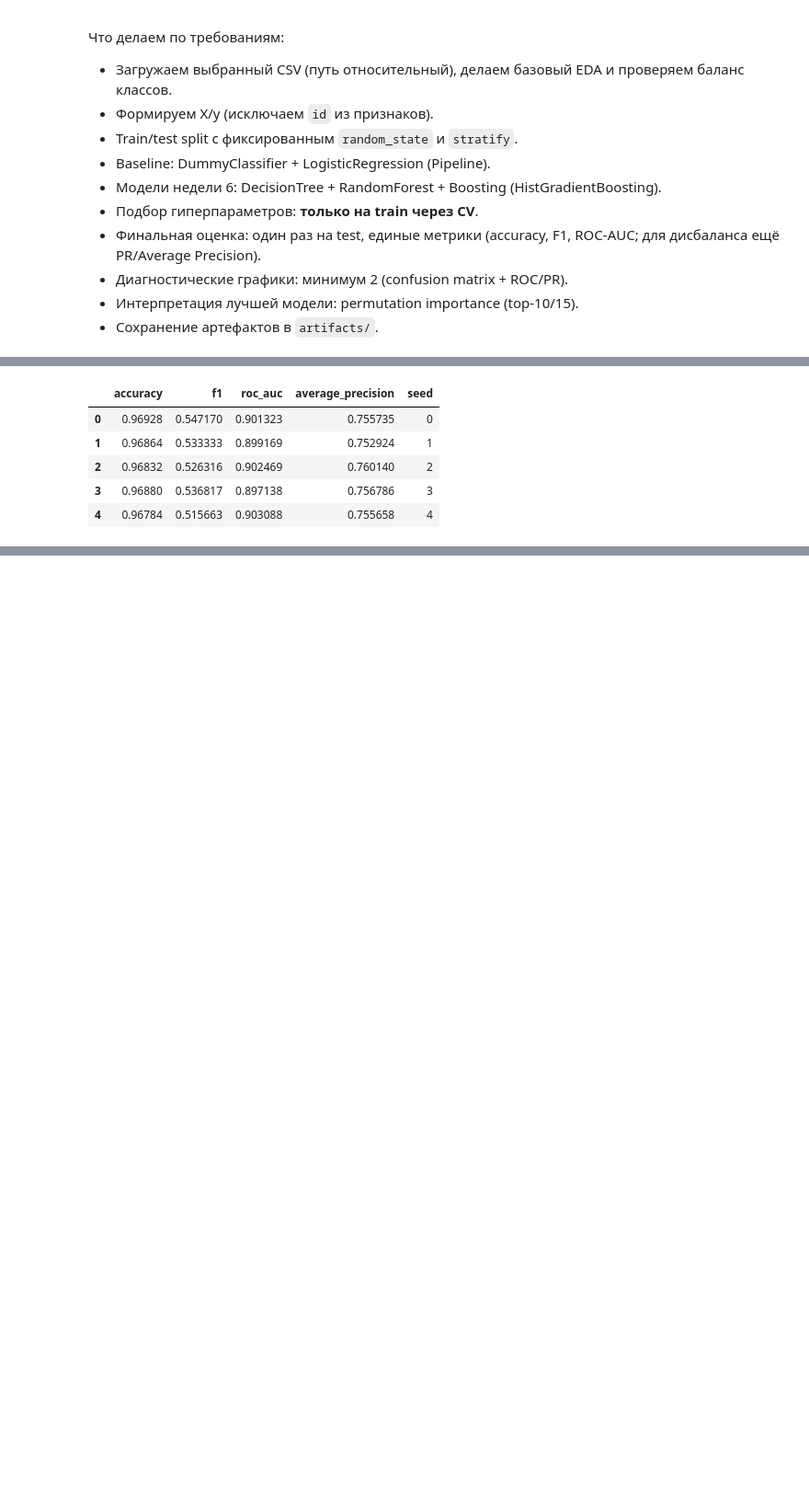
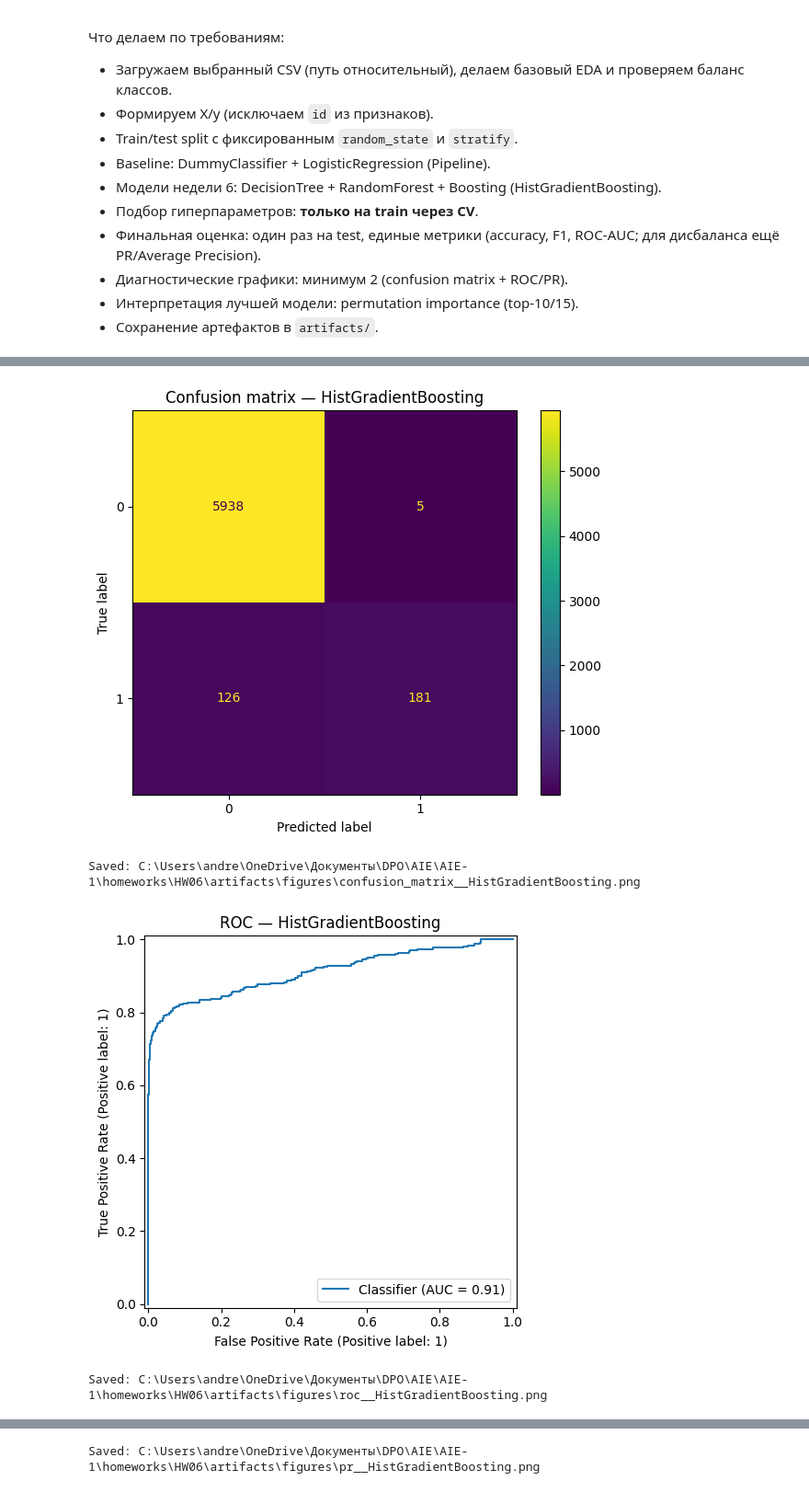
Before and after one commit to Forman75/AIE-1, a Jupyter notebook: homeworks/HW06/HW06.ipynb, the cells around one changed output, grey strips where cells are left out. Shown at 92% size. Cells and saved outputs as stored; diff of their text form; code cells hidden in the pictures; blank space fills up the shorter version.

```diff
--- a/homeworks/HW06/HW06.ipynb
+++ b/homeworks/HW06/HW06.ipynb
@@ -672,34 +502,39 @@ Saved: artifacts\best_model_meta.json
 # %%
-from copy import deepcopy
+# Confusion matrix
+fig, ax = plt.subplots(figsize=(6, 5))
+ConfusionMatrixDisplay.from_estimator(best_model, X_test, y_test, ax=ax, values_format="d")
+ax.set_title(f"Confusion matrix — {best_model_name}")
+fig.tight_layout()
+cm_path = FIGURES_DIR / f"confusion_matrix__{best_model_name}.png"
+fig.savefig(cm_path, dpi=150)
+plt.show()
+print("Saved:", cm_path)
 
-# Пример: 5 разных random_state для RandomForest(best) (быстро и показательно)
-seeds = [0, 1, 2, 3, 4]
-rows = []
+# ROC/PR только для бинарной и при наличии proba
+if is_binary(y_test) and hasattr(best_model, "predict_proba"):
+    y_score = best_model.predict_proba(X_test)[:, 1]
 
-# Возьмём лучший RF, если он есть
-rf_key = "RandomForest(best)"
-if rf_key in all_models:
-    base_rf = all_models[rf_key]
-    for seed in seeds:
-        m = deepcopy(base_rf)
-        # пробуем поменять random_state у внутренней модели
-        try:
-            m.named_steps["model"].set_params(random_state=seed)
-        except Exception:
-            pass
-        m.fit(X_train, y_train)
-        met = compute_metrics(m, X_test, y_test)
-        met["seed"] = seed
-        rows.append(met)
+    fig, ax = plt.subplots(figsize=(6, 5))
+    RocCurveDisplay.from_predictions(y_test, y_score, ax=ax)
+    ax.set_title(f"ROC — {best_model_name}")
+    fig.tight_layout()
+    roc_path = FIGURES_DIR / f"roc__{best_model_name}.png"
+    fig.savefig(roc_path, dpi=150)
+    plt.show()
+    print("Saved:", roc_path)
 
-    stab_df = pd.DataFrame(rows)
-    display(stab_df)
+    fig, ax = plt.subplots(figsize=(6, 5))
+    PrecisionRecallDisplay.from_predictions(y_test, y_score, ax=ax)
+    ax.set_title(f"PR — {best_model_name}")
+    fig.tight_layout()
+    pr_path = FIGURES_DIR / f"pr__{best_model_name}.png"
+    fig.savefig(pr_path, dpi=150)
+    plt.show()
+    print("Saved:", pr_path)
 else:
-    print("RandomForest(best) не найден — пропускаю.")
+    print("ROC/PR пропущены (не бинарная задача или нет predict_proba).")
 # %% [output]
-|  | accuracy | f1 | roc_auc | average_precision | seed |
-| 0 | 0.96928 | 0.547170 | 0.901323 | 0.755735 | 0 |
-| 1 | 0.96864 | 0.533333 | 0.899169 | 0.752924 | 1 |
-| 2 | 0.96832 | 0.526316 | 0.902469 | 0.760140 | 2 |
-| 3 | 0.96880 | 0.536817 | 0.897138 | 0.756786 | 3 |
-| 4 | 0.96784 | 0.515663 | 0.903088 | 0.755658 | 4 |
+[figure, added]
+Saved: C:\Users\andre\OneDrive\Документы\DPO\AIE\AIE-1\homeworks\HW06\artifacts\figures\confusion_matrix__HistGradientBoosting.png
+[figure, added]
+Saved: C:\Users\andre\OneDrive\Документы\DPO\AIE\AIE-1\homeworks\HW06\artifacts\figures\roc__HistGradientBoosting.png
@@ -705,0 +542 @@ else:
+Saved: C:\Users\andre\OneDrive\Документы\DPO\AIE\AIE-1\homeworks\HW06\artifacts\figures\pr__HistGradientBoosting.png
```
Also changed, not shown: parts of 21 cells of this notebook, 10 other files.
